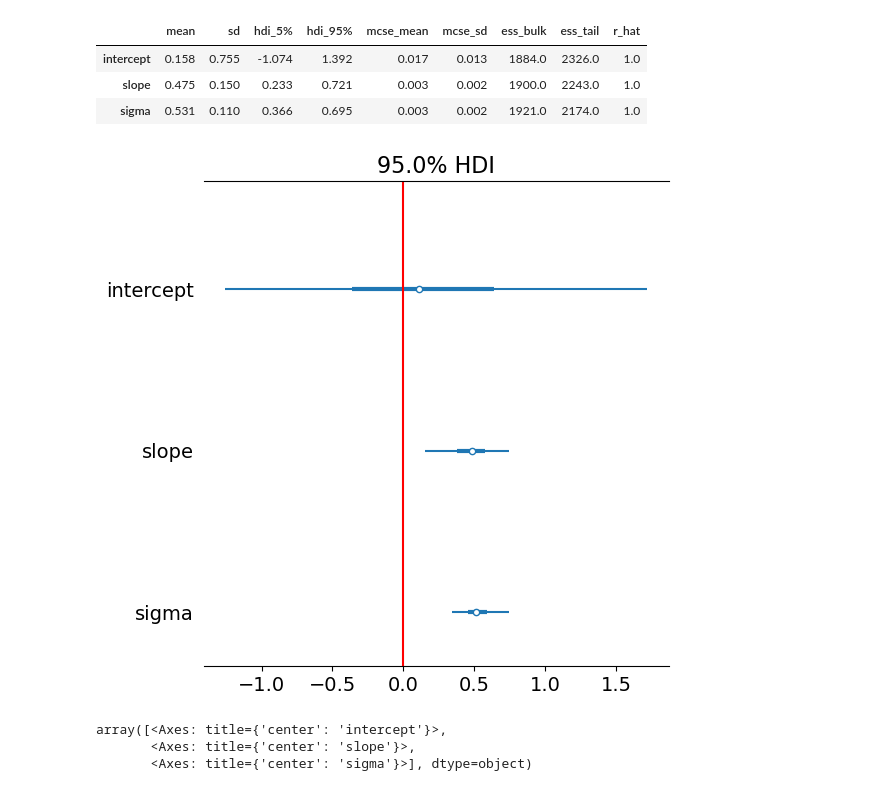
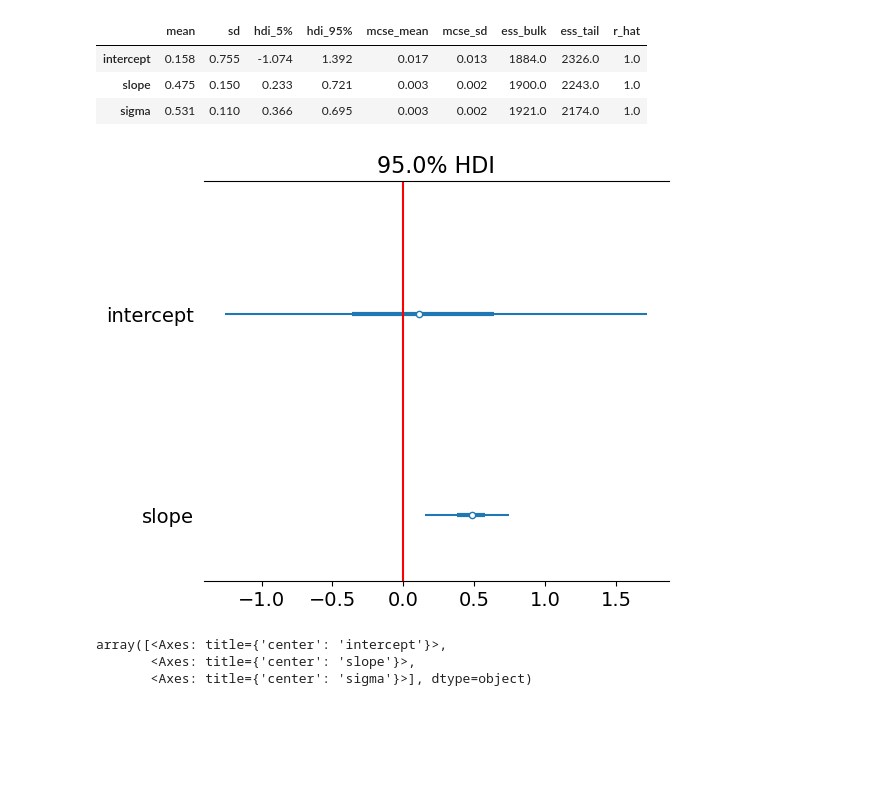
Before and after one commit to romanAVJ/glm-mds, a Jupyter notebook: exam/src/glm_roman_exam.ipynb, the cells around one changed output. Drawn from its saved outputs; the diff is of its cells as text; code cells hidden in the pictures; blank space fills up the shorter version.

```diff
--- a/exam/src/glm_roman_exam.ipynb
+++ b/exam/src/glm_roman_exam.ipynb
@@ -794,13 +796,13 @@ az.summary(trace3,  var_names=["intercept", "slope", "sigma"], hdi_prob=0.9)
 | sigma | 0.531 | 0.110 | 0.366 | 0.695 | 0.003 | 0.002 | 1921.0 | 2174.0 | 1.0 |
 # %%
 # posterior regression
-az.plot_forest(trace3, var_names=["intercept", "slope", "sigma"], combined=True, hdi_prob=0.95)
+az.plot_forest(trace3, var_names=["intercept", "slope"], combined=True, hdi_prob=0.95)
 
 # draw vline at 0
 plt.axvline(0, color='red')
 plt.show()
 # %% [output]
-[figure, old version]
+[figure, new version]
 # %%
 # plot posterior
 az.plot_posterior(trace3, var_names=["intercept", "slope", "sigma"], hdi_prob=0.95)
```
Also changed, not shown: parts of 19 cells of this notebook.
